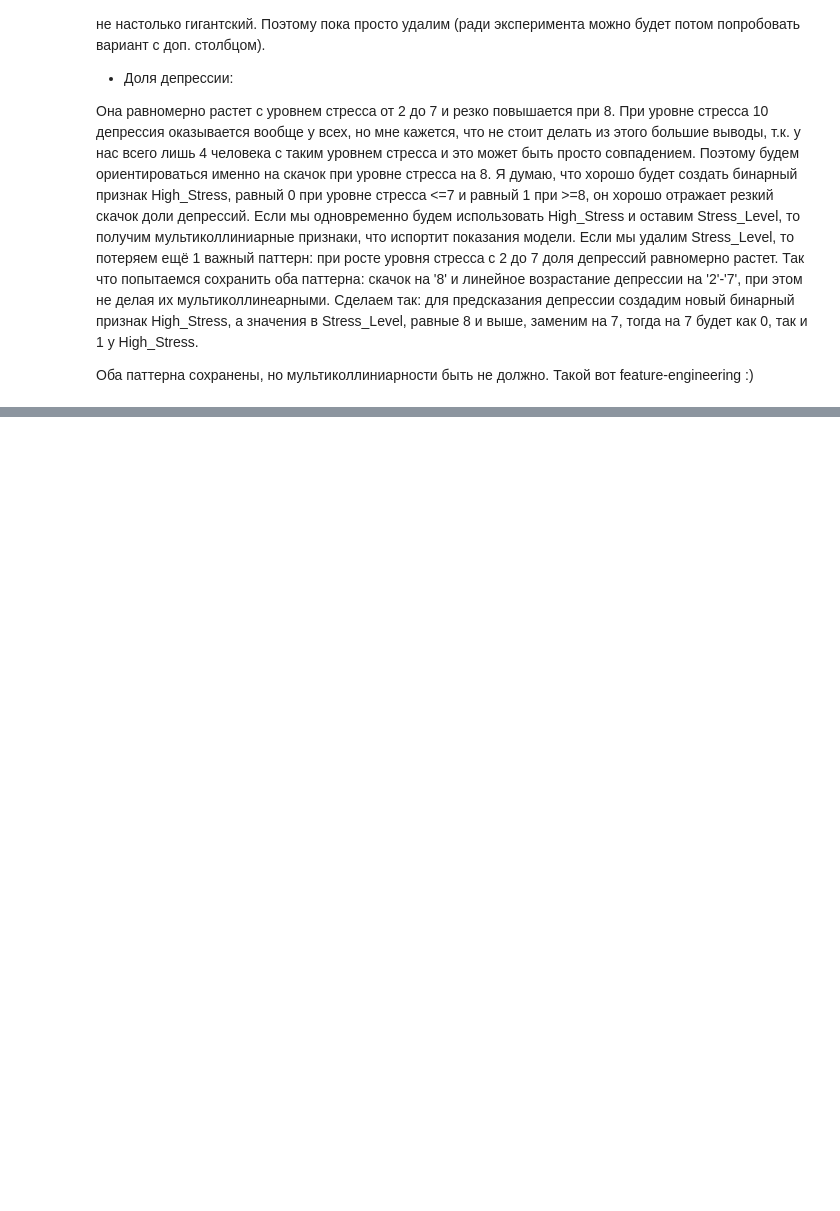
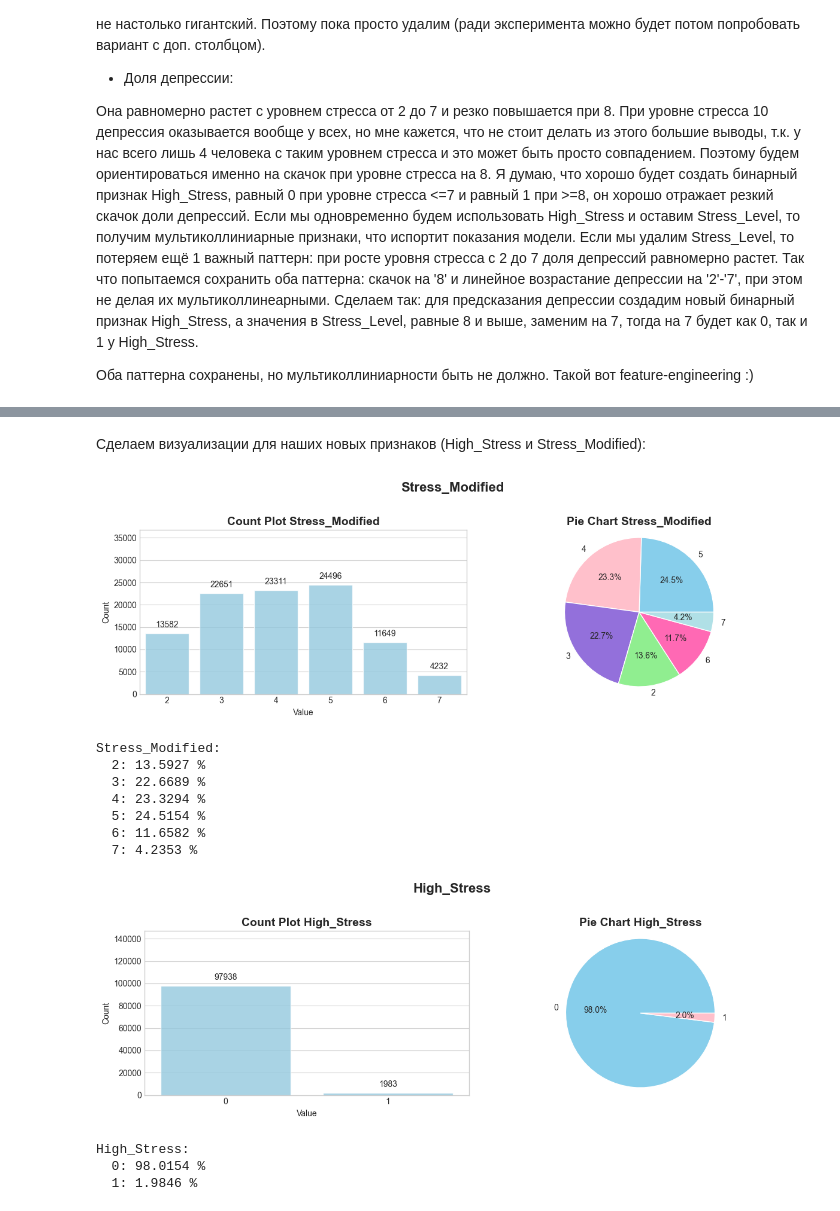
Before and after one commit to miniMlena/MAI_ML_lab1, a Jupyter notebook: task.ipynb, the cells around one changed output, grey strips where cells are left out. Cells and saved outputs as stored; diff of their text form; code cells hidden in the pictures; blank space fills up the shorter version.

```diff
--- a/task.ipynb
+++ b/task.ipynb
@@ -395,8 +427,8 @@ df_1.describe() # проверяем корректность изменений
 | max | 24.000000 | 4.000000 | 12.000000 | 12.800000 | 10.000000 | 149.000000 | 9.000000 |
 # %%
 df_2 = df.copy()
-df_2['Stress_Modified'] = df_2['Stress_Level'].clip(upper=7)
-df_2['High_Stress'] = (df_2['Stress_Level'] >= 8).astype(int)
+df_2['Stress_Modified'] = df['Stress_Level'].clip(upper=7)
+df_2['High_Stress'] = (df['Stress_Level'] >= 8).astype(int)
 df_2 = df_2.drop(columns=['Stress_Level'])
 df_2.describe() # проверяем корректность изменений
 # %% [output]
@@ -464,0 +444,52 @@ plot_correlation_heatmap(df, 'CGPA')
+# %% [markdown]
+Сделаем визуализации для наших новых признаков (High_Stress и Stress_Modified):
+# %%
+for col in ('Stress_Modified', 'High_Stress'):
+    fig, axes = plt.subplots(1, 2, figsize=(12, 4))
+    sns.set_style("whitegrid")
+    counted_data = df_2[col].value_counts()
+
+    # count plot
+    sns.countplot(data=df_2, x=col, ax=axes[0], color='skyblue', alpha=0.8)
+    axes[0].set_title(f'Count Plot {col}', fontsize=14, fontweight='bold')
+    axes[0].set_xlabel('Value')
+    axes[0].set_ylabel('Count')
+    for p in axes[0].patches:
+        axes[0].annotate(f'{int(p.get_height())}',
+                    (p.get_x() + p.get_width() / 2., p.get_height()),
+                    ha='center', va='center',
+                    xytext=(0, 10),
+                    textcoords='offset points')
+    axes[0].set_ylim(bottom=0, top=1.5*counted_data.values.max())
+
+    # pie chart
+    autopct = '%1.1f%%' if len(counted_data) <= 7 else None
+    labels = counted_data.index if len(counted_data) <= 7 else None
+    colors = ['skyblue', 'pink', 'mediumpurple', 'lightgreen', 'hotpink', 'powderblue', 'sandybrown', 'teal', 'plum']
+    axes[1].pie(counted_data.values, labels=labels,
+                colors=colors, autopct=autopct, startangle=0)
+    axes[1].axis('equal')
+    legend_data = [f'{name:3} - {(amount / counted_data.values.sum() * 100):1.2f} %' for name, amount in zip(counted_data.index, counted_data.values)]
+    if not autopct:
+        plt.legend(legend_data, bbox_to_anchor=(1, 0.9) , loc='best')
+    axes[1].set_title(f'Pie Chart {col}', fontsize=14, fontweight='bold')
+
+    plt.suptitle(col, fontsize=16, fontweight='bold', y=1.02)
+    plt.tight_layout()
+    plt.show()
+
+    print(f"{col}:")
+    print(*sorted([f'{name:3}: {(amount / counted_data.values.sum() * 100):2.4f} %' for name, amount in zip(counted_data.index, counted_data.values)]), sep='\n')
+# %% [output]
+[figure, added]
+Stress_Modified:
+  2: 13.5927 %
+  3: 22.6689 %
+  4: 23.3294 %
+  5: 24.5154 %
+  6: 11.6582 %
+  7: 4.2353 %
+[figure, added]
+High_Stress:
+  0: 98.0154 %
+  1: 1.9846 %
```
Also changed, not shown: parts of 30 cells of this notebook.
